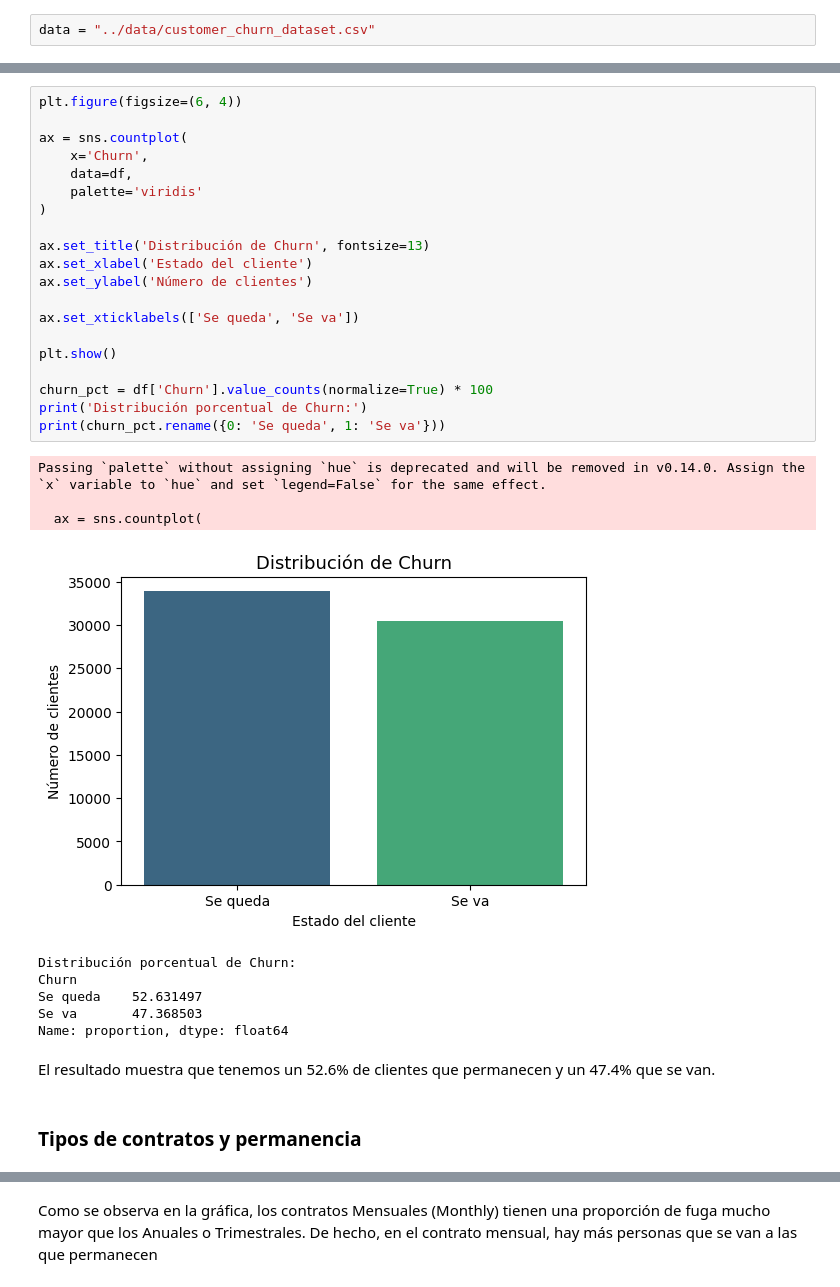
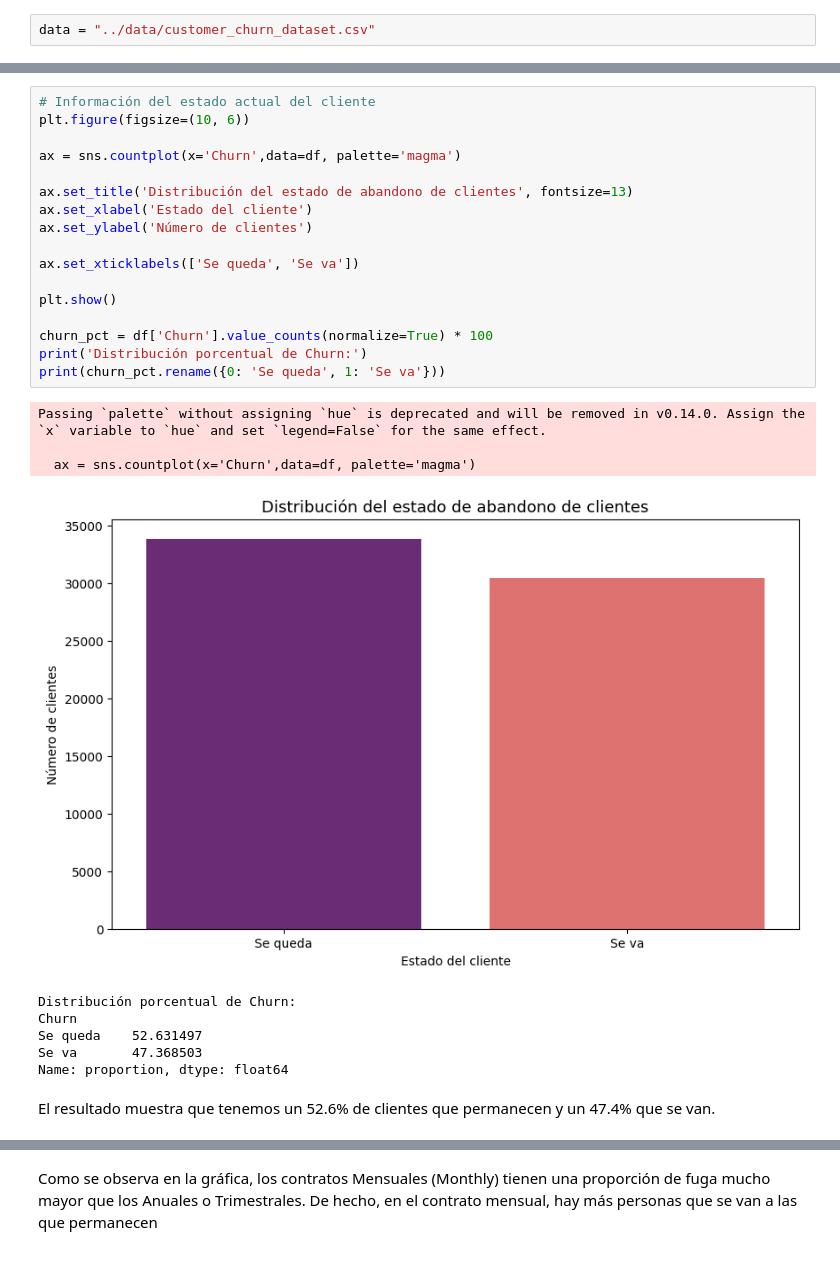
Before and after one commit to BrianSilenT/churninsight-hackaton, a Jupyter notebook: data-science/notebooks/churn.ipynb, the cells around one changed output, grey strips where cells are left out. Drawn from its saved outputs; the diff is of its cells as text.

```diff
--- a/data-science/notebooks/churn.ipynb
+++ b/data-science/notebooks/churn.ipynb
@@ -51,28 +150,25 @@ df = df.drop('CustomerID', axis=1)
 # %%
-plt.figure(figsize=(6, 4))
+# Información del estado actual del cliente
+plt.figure(figsize=(10, 6))
 
-ax = sns.countplot(
-    x='Churn',
-    data=df,
-    palette='viridis'
-)
+ax = sns.countplot(x='Churn',data=df, palette='magma')
 
-ax.set_title('Distribución de Churn', fontsize=13)
+ax.set_title('Distribución del estado de abandono de clientes', fontsize=13)
 ax.set_xlabel('Estado del cliente')
 ax.set_ylabel('Número de clientes')
 
 ax.set_xticklabels(['Se queda', 'Se va'])
 
 plt.show()
 
 churn_pct = df['Churn'].value_counts(normalize=True) * 100
 print('Distribución porcentual de Churn:')
 print(churn_pct.rename({0: 'Se queda', 1: 'Se va'}))
 # %% [output]
 Passing `palette` without assigning `hue` is deprecated and will be removed in v0.14.0. Assign the `x` variable to `hue` and set `legend=False` for the same effect.
 
-  ax = sns.countplot(
+  ax = sns.countplot(x='Churn',data=df, palette='magma')
-[figure, old version]
+[figure, new version]
 Distribución porcentual de Churn:
 Churn
 Se queda    52.631497
@@ -80,5 +176,3 @@ Se va       47.368503
 Name: proportion, dtype: float64
 # %% [markdown]
 El resultado muestra que tenemos un 52.6% de clientes que permanecen y un 47.4% que se van.
-# %% [markdown]
-### Tipos de contratos y permanencia
```
Also changed, not shown: parts of 21 cells of this notebook, 1 other file.
